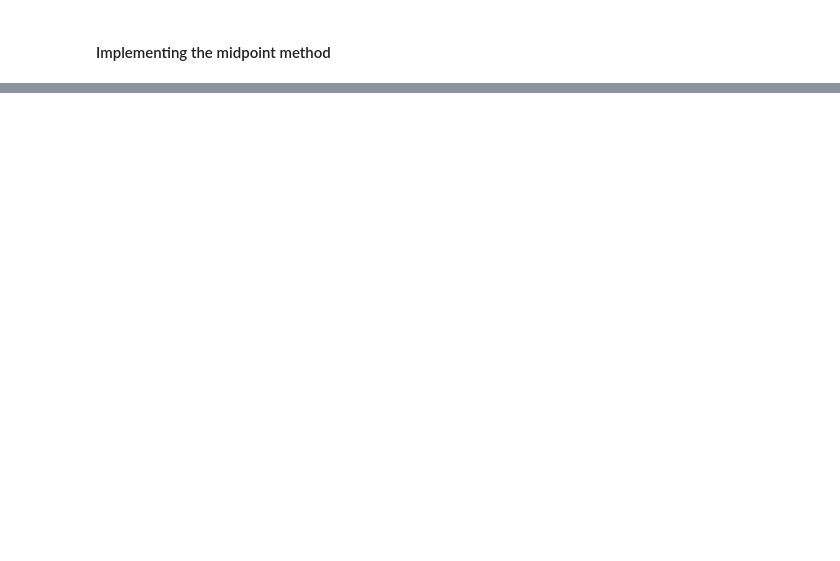
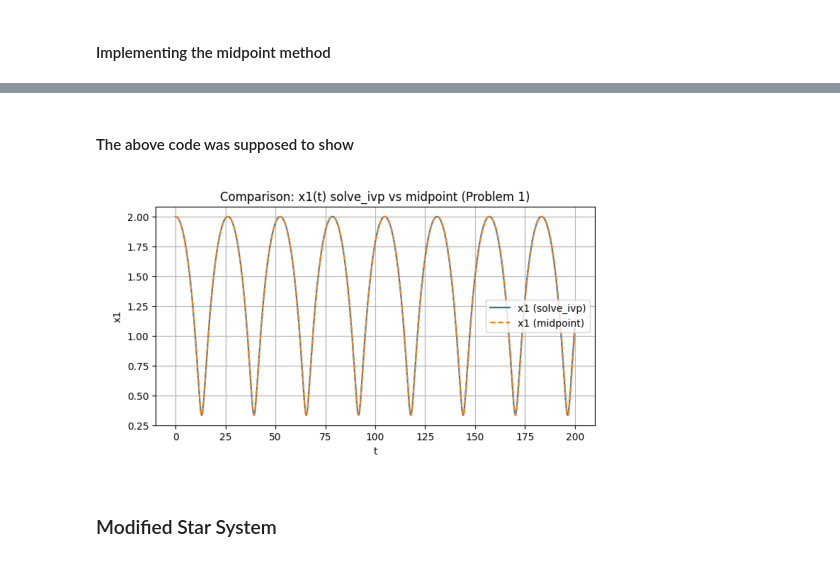
Before and after one commit to nakulpandit/TISC_Coursework, a Jupyter notebook: CourseWork_1/coursework1_soln.ipynb, the cells around one changed output, grey strips where cells are left out. Saved outputs shown, nothing was run; the diff lists cells and outputs as text; code cells hidden in the pictures; blank space fills up the shorter version.

Commit message:
coursework done

```diff
--- a/CourseWork_1/coursework1_soln.ipynb
+++ b/CourseWork_1/coursework1_soln.ipynb
@@ -199,0 +298,14 @@ Error ratio = 1.6123274817349975
+# %% [markdown]
+#### The above code was supposed to show
+# %%
+# There was another method for the convergence test which showed the plot below.
+# Display image
+
+img = plt.imread('/workspaces/TISC_Coursework/output.png')
+plt.imshow(img)
+plt.axis('off')
+plt.show()
+# %% [output]
+[figure, added]
+# %% [markdown]
+### Modified Star System
```
Also changed, not shown: parts of 31 cells of this notebook, 5 other files.
